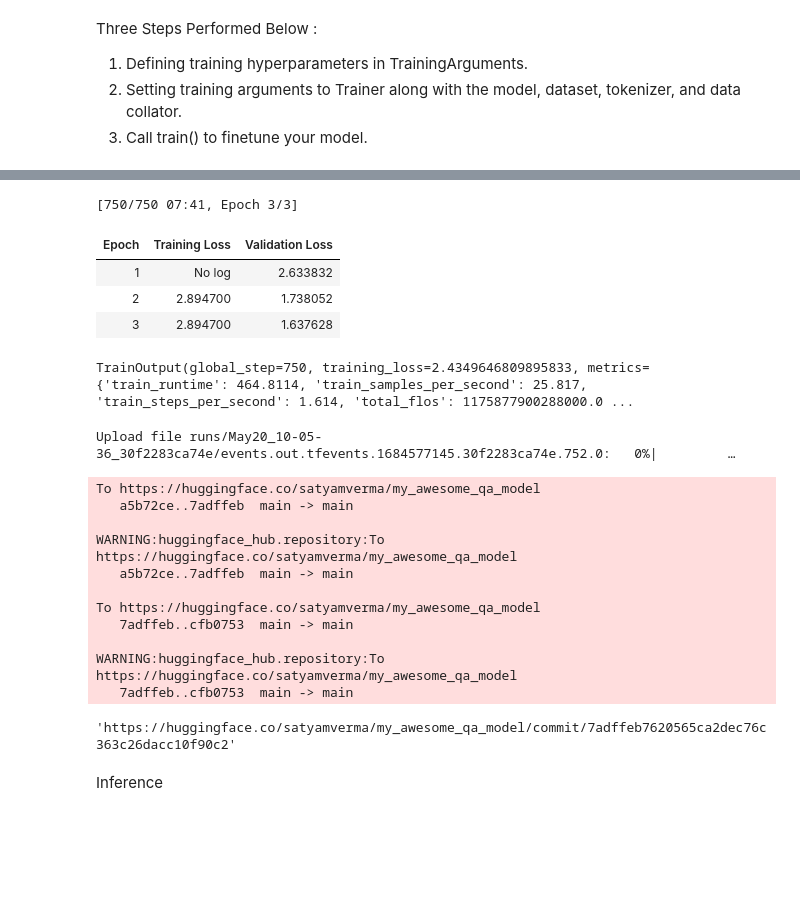
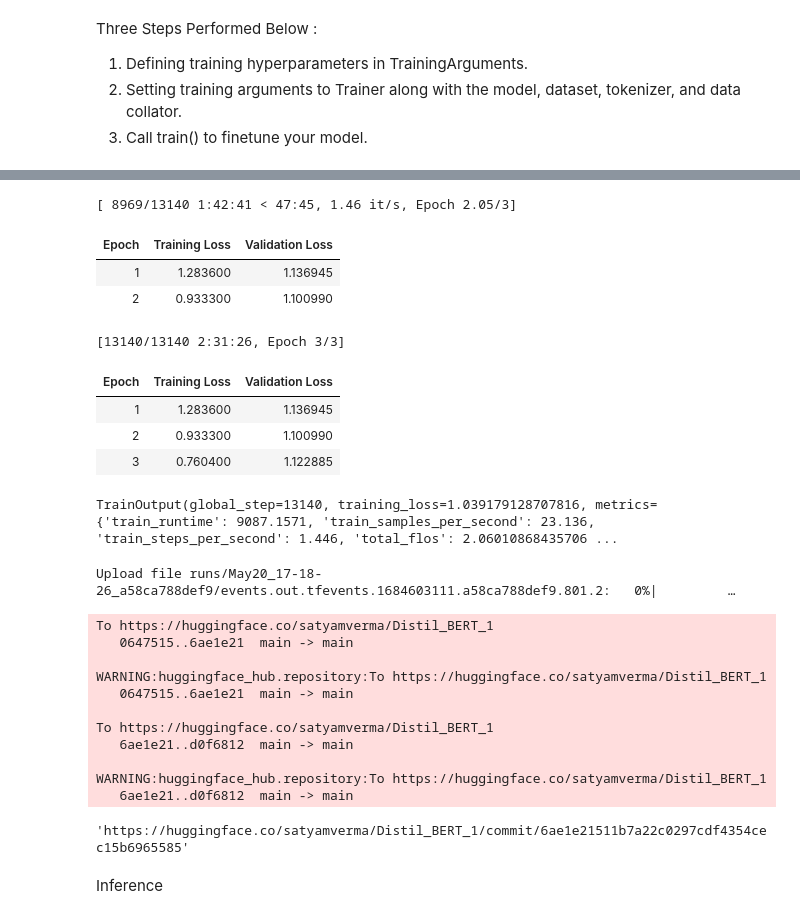
Before and after one commit to satyamverma95/DL_NLP, a Jupyter notebook: DL_NLP_Assignment_1.ipynb, the cells around one changed output, grey strips where cells are left out. Saved outputs shown, nothing was run; the diff lists cells and outputs as text; code cells hidden in the pictures; blank space fills up the shorter version.

```diff
--- a/DL_NLP_Assignment_1.ipynb
+++ b/DL_NLP_Assignment_1.ipynb
@@ -22,7 +22,7 @@ Loading SQuAD dataset from Datasets Library.
 from datasets import load_dataset
 
 #Loading smaller subets of data to make sure that wholepipe line works before training with whole data.
-squad = load_dataset("squad", split="train[:5000]")
+squad = load_dataset("squad", split="train")
 # %% [output]
 Downloading and preparing dataset squad/plain_text to /root/.cache/huggingface/datasets/squad/plain_text/1.0.0/d6ec3ceb99ca480ce37cdd35555d6cb2511d223b9150cce08a837ef62ffea453...
 Dataset squad downloaded and prepared to /root/.cache/huggingface/datasets/squad/plain_text/1.0.0/d6ec3ceb99ca480ce37cdd35555d6cb2511d223b9150cce08a837ef62ffea453. Subsequent calls will reuse this dat ...
@@ -167,7 +167,7 @@ Three Steps Performed Below :
 #! pip install transformers==4.28.0
 # %%
 training_args = TrainingArguments(
-    output_dir="my_awesome_qa_model",
+    output_dir="Distil_BERT_1",
     evaluation_strategy="epoch",
     learning_rate=2e-5,
     per_device_train_batch_size=16,
@@ -193,25 +193,29 @@ WARNING:huggingface_hub.repository:Cloning https://huggingface.co/satyamverma/my
-[750/750 07:41, Epoch 3/3]
+[ 8969/13140 1:42:41 < 47:45, 1.46 it/s, Epoch 2.05/3]
 | Epoch | Training Loss | Validation Loss |
-| 1 | No log | 2.633832 |
-| 2 | 2.894700 | 1.738052 |
-| 3 | 2.894700 | 1.637628 |
+| 1 | 1.283600 | 1.136945 |
+| 2 | 0.933300 | 1.100990 |
-TrainOutput(global_step=750, training_loss=2.4349646809895833, metrics={'train_runtime': 464.8114, 'train_samples_per_second': 25.817, 'train_steps_per_second': 1.614, 'total_flos': 1175877900288000.0 ...
+[13140/13140 2:31:26, Epoch 3/3]
+| Epoch | Training Loss | Validation Loss |
+| 1 | 1.283600 | 1.136945 |
+| 2 | 0.933300 | 1.100990 |
+| 3 | 0.760400 | 1.122885 |
+TrainOutput(global_step=13140, training_loss=1.039179128707816, metrics={'train_runtime': 9087.1571, 'train_samples_per_second': 23.136, 'train_steps_per_second': 1.446, 'total_flos': 2.06010868435706 ...
 # %%
 trainer.push_to_hub()
 # %% [output]
-Upload file runs/May20_10-05-36_30f2283ca74e/events.out.tfevents.1684577145.30f2283ca74e.752.0:   0%|         …
+Upload file runs/May20_17-18-26_a58ca788def9/events.out.tfevents.1684603111.a58ca788def9.801.2:   0%|         …
-To https://huggingface.co/satyamverma/my_awesome_qa_model
-   a5b72ce..7adffeb  main -> main
+To https://huggingface.co/satyamverma/Distil_BERT_1
+   0647515..6ae1e21  main -> main
 
-WARNING:huggingface_hub.repository:To https://huggingface.co/satyamverma/my_awesome_qa_model
-   a5b72ce..7adffeb  main -> main
+WARNING:huggingface_hub.repository:To https://huggingface.co/satyamverma/Distil_BERT_1
+   0647515..6ae1e21  main -> main
 
-To https://huggingface.co/satyamverma/my_awesome_qa_model
-   7adffeb..cfb0753  main -> main
+To https://huggingface.co/satyamverma/Distil_BERT_1
+   6ae1e21..d0f6812  main -> main
 
-WARNING:huggingface_hub.repository:To https://huggingface.co/satyamverma/my_awesome_qa_model
-   7adffeb..cfb0753  main -> main
+WARNING:huggingface_hub.repository:To https://huggingface.co/satyamverma/Distil_BERT_1
+   6ae1e21..d0f6812  main -> main
-'https://huggingface.co/satyamverma/my_awesome_qa_model/commit/7adffeb7620565ca2dec76c363c26dacc10f90c2'
+'https://huggingface.co/satyamverma/Distil_BERT_1/commit/6ae1e21511b7a22c0297cdf4354cec15b6965585'
 # %% [markdown]
 Inference
 # %%
```
Also changed, not shown: parts of 6 cells of this notebook.
